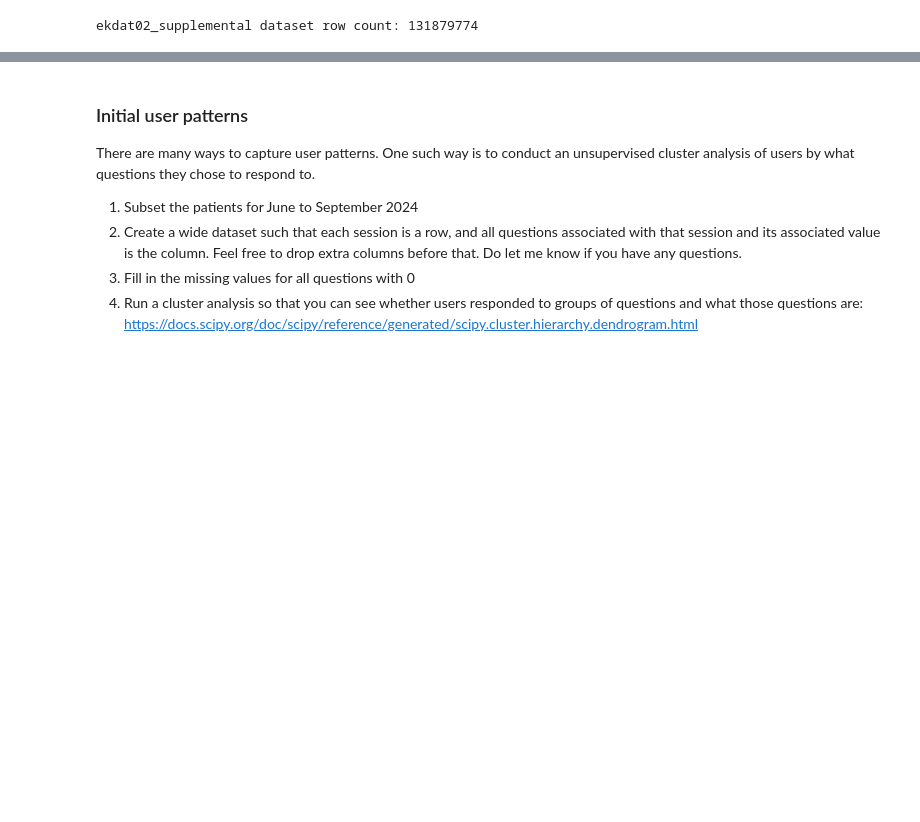
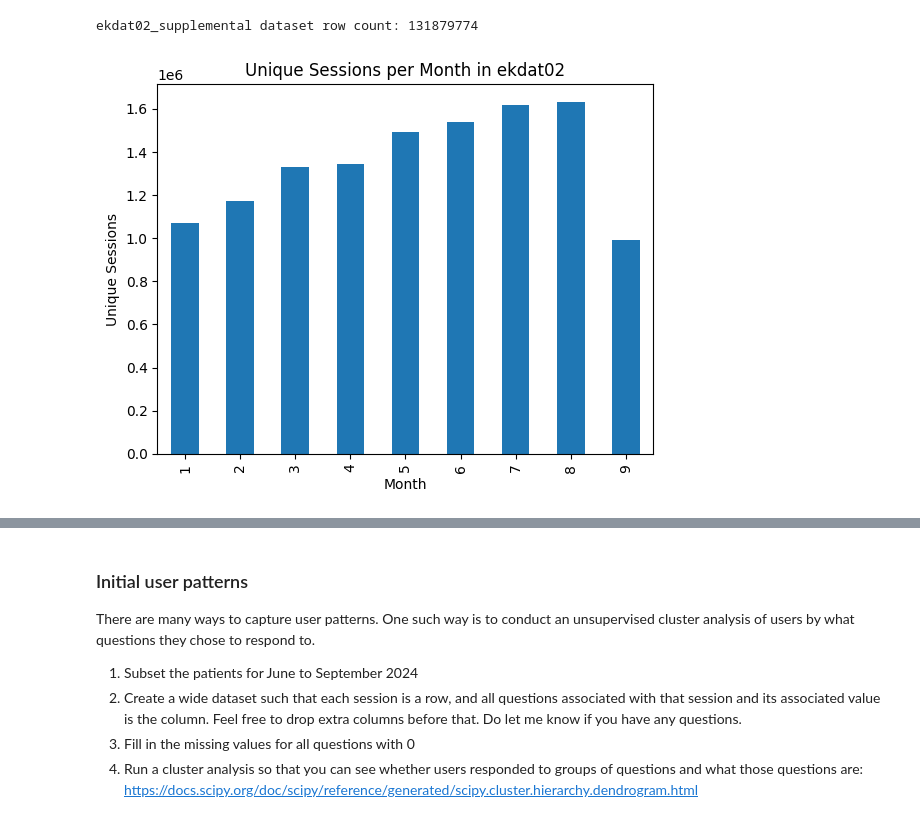
Before and after one commit to chroniq-lab/kiosk_user_patterns, a Jupyter notebook: data/kupdat02_summaries of variables.ipynb, the cells around one changed output, grey strips where cells are left out. Saved outputs shown, nothing was run; the diff lists cells and outputs as text; code cells hidden in the pictures; blank space fills up the shorter version.

```diff
--- a/data/kupdat02_summaries of variables.ipynb
+++ b/data/kupdat02_summaries of variables.ipynb
@@ -29,6 +29,25 @@ print(f"ekdat02_supplemental dataset row count: {ekdat02_supplemental_dataset.co
 # %% [output]
 ekdat02_supplemental dataset row count: 131879774
 # %%
-# Plot the number of unique sessions per month in ekdat02
+import matplotlib.pyplot as plt
+import pandas as pd
+
+# Load only the required columns to reduce memory usage
+scanner = ekdat02_dataset.scanner(columns=['session_id_mask', 'session_received_utc'])
+ekdat02_df = scanner.to_table().to_pandas()
+
+# Ensure 'session_received_utc' is datetime, then extract the month
+ekdat02_df['session_received_utc'] = pd.to_datetime(ekdat02_df['session_received_utc'], errors='coerce')
+ekdat02_df['month'] = ekdat02_df['session_received_utc'].dt.month
+
+# Group by month and count unique session IDs
+sessions_per_month = ekdat02_df.groupby('month')['session_id_mask'].nunique()
+sessions_per_month.plot(kind='bar')
+plt.xlabel('Month')
+plt.ylabel('Unique Sessions')
+plt.title('Unique Sessions per Month in ekdat02')
+plt.show()
+# %% [output]
+[figure, added]
 # %%
 # Plot the number of unique sessions per month in ekdat02_supplemental
```
Also changed, not shown: parts of 2 cells of this notebook.
